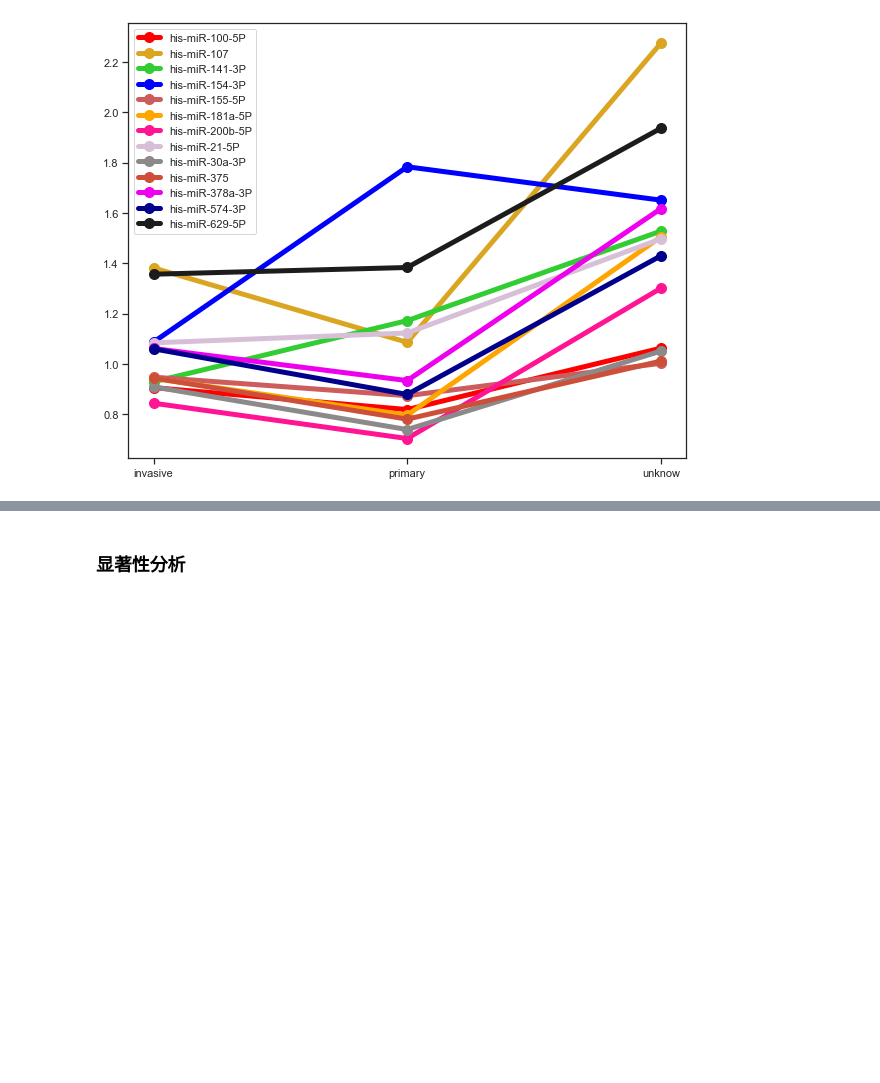
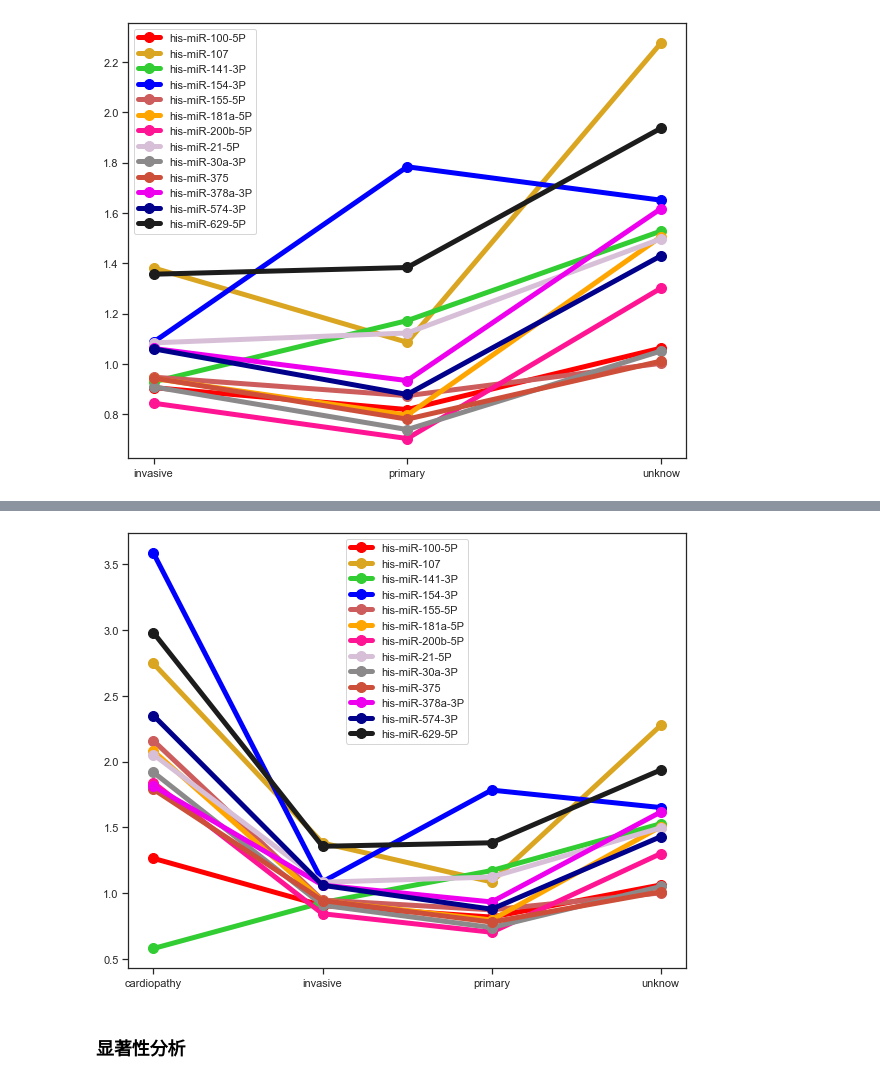
Before and after one commit to paperClub-hub/paperClub_daily, a Jupyter notebook: 20230918_mirna_ming/data.ipynb, the cells around one changed output, grey strips where cells are left out. Cells and saved outputs as stored; diff of their text form; code cells hidden in the pictures; blank space fills up the shorter version.

```diff
--- a/20230918_mirna_ming/data.ipynb
+++ b/20230918_mirna_ming/data.ipynb
@@ -793,3 +797,7 @@ show_reg(all_mirna_matrix_lung, 'stage')
+# %%
+show_reg(all_mirna_matrix, 'stage')
+# %% [output]
+[figure, added]
 # %% [markdown]
 ### 显著性分析
 # %%
```
Also changed, not shown: parts of 26 cells of this notebook, 30 other files.
